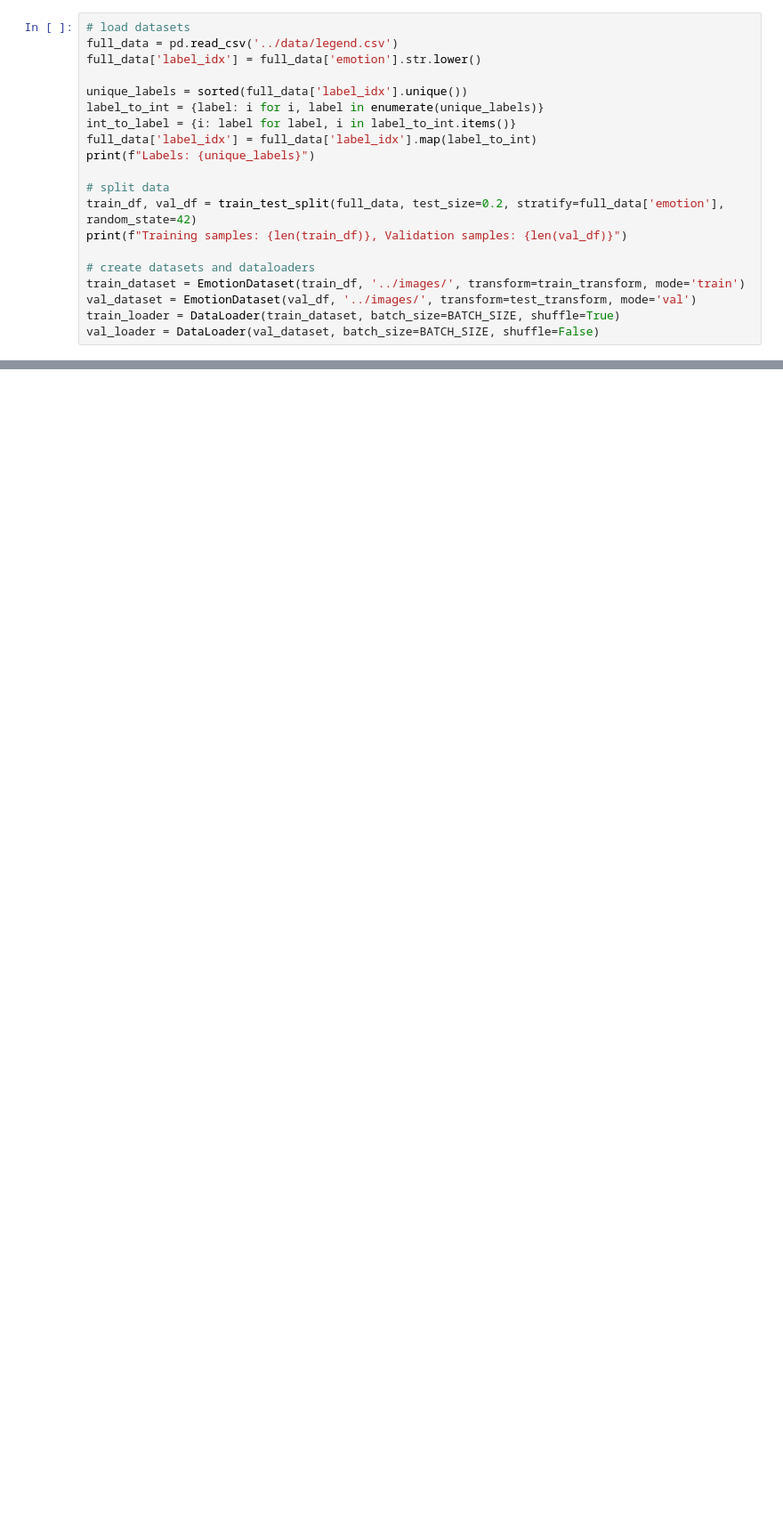
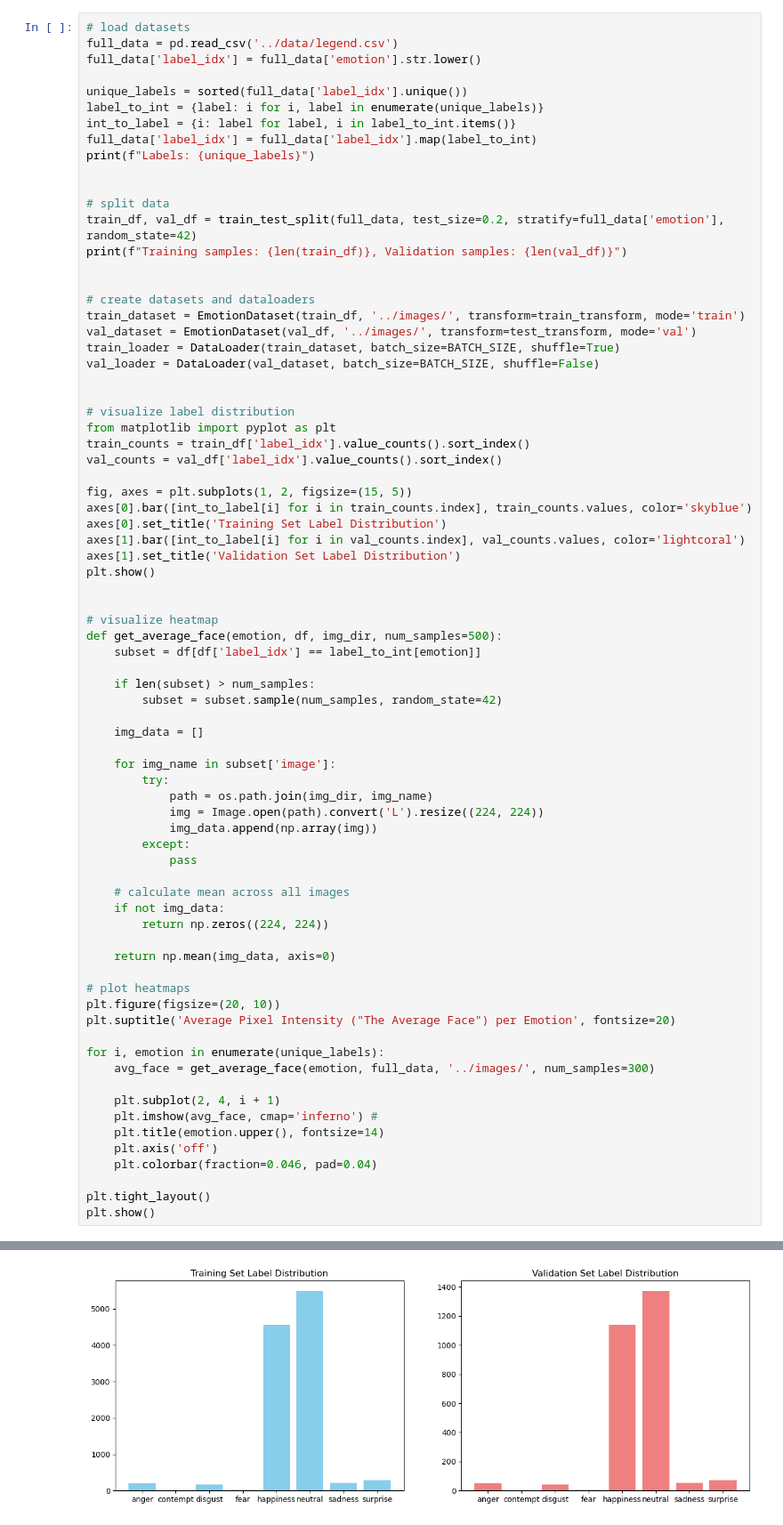
Before and after one commit to syliem1/EmotionalDetection, a Jupyter notebook: VIT/train.ipynb, the cells around one changed output, grey strips where cells are left out. Shown at 89% size. Drawn from its saved outputs; the diff is of its cells as text; blank space fills up the shorter version.

Commit message:
label distribution + pixel intensity heatmap

```diff
--- a/VIT/train.ipynb
+++ b/VIT/train.ipynb
@@ -80,23 +80,79 @@ test_transform = transforms.Compose([
 # %%
 # load datasets
 full_data = pd.read_csv('../data/legend.csv')
 full_data['label_idx'] = full_data['emotion'].str.lower()
 
 unique_labels = sorted(full_data['label_idx'].unique())
 label_to_int = {label: i for i, label in enumerate(unique_labels)}
 int_to_label = {i: label for label, i in label_to_int.items()}
 full_data['label_idx'] = full_data['label_idx'].map(label_to_int)
 print(f"Labels: {unique_labels}")
 
+
 # split data
 train_df, val_df = train_test_split(full_data, test_size=0.2, stratify=full_data['emotion'], random_state=42)
 print(f"Training samples: {len(train_df)}, Validation samples: {len(val_df)}")
+
 
 # create datasets and dataloaders
 train_dataset = EmotionDataset(train_df, '../images/', transform=train_transform, mode='train')
 val_dataset = EmotionDataset(val_df, '../images/', transform=test_transform, mode='val')
 train_loader = DataLoader(train_dataset, batch_size=BATCH_SIZE, shuffle=True)
 val_loader = DataLoader(val_dataset, batch_size=BATCH_SIZE, shuffle=False)
+
+
+# visualize label distribution
+from matplotlib import pyplot as plt
+train_counts = train_df['label_idx'].value_counts().sort_index()
+val_counts = val_df['label_idx'].value_counts().sort_index()
+
+fig, axes = plt.subplots(1, 2, figsize=(15, 5))
+axes[0].bar([int_to_label[i] for i in train_counts.index], train_counts.values, color='skyblue')
+axes[0].set_title('Training Set Label Distribution')
+axes[1].bar([int_to_label[i] for i in val_counts.index], val_counts.values, color='lightcoral')
+axes[1].set_title('Validation Set Label Distribution')
+plt.show()
+
+
+# visualize heatmap
+def get_average_face(emotion, df, img_dir, num_samples=500):
+    subset = df[df['label_idx'] == label_to_int[emotion]]
+
+    if len(subset) > num_samples:
+        subset = subset.sample(num_samples, random_state=42)
+
+    img_data = []
+
+    for img_name in subset['image']:
+        try:
+            path = os.path.join(img_dir, img_name)
+            img = Image.open(path).convert('L').resize((224, 224))
+            img_data.append(np.array(img))
+        except:
+            pass
+
+    # calculate mean across all images
+    if not img_data:
+        return np.zeros((224, 224))
+
+    return np.mean(img_data, axis=0)
+
+# plot heatmaps
+plt.figure(figsize=(20, 10))
+plt.suptitle('Average Pixel Intensity ("The Average Face") per Emotion', fontsize=20)
+
+for i, emotion in enumerate(unique_labels):
+    avg_face = get_average_face(emotion, full_data, '../images/', num_samples=300)
+
+    plt.subplot(2, 4, i + 1)
+    plt.imshow(avg_face, cmap='inferno') #
+    plt.title(emotion.upper(), fontsize=14)
+    plt.axis('off')
+    plt.colorbar(fraction=0.046, pad=0.04)
+
+plt.tight_layout()
+plt.show()
 # %% [output]
 Labels: ['anger', 'contempt', 'disgust', 'fear', 'happiness', 'neutral', 'sadness', 'surprise']
 Training samples: 10952, Validation samples: 2738
+[figure, added]
```
Also changed, not shown: parts of 3 cells of this notebook.
